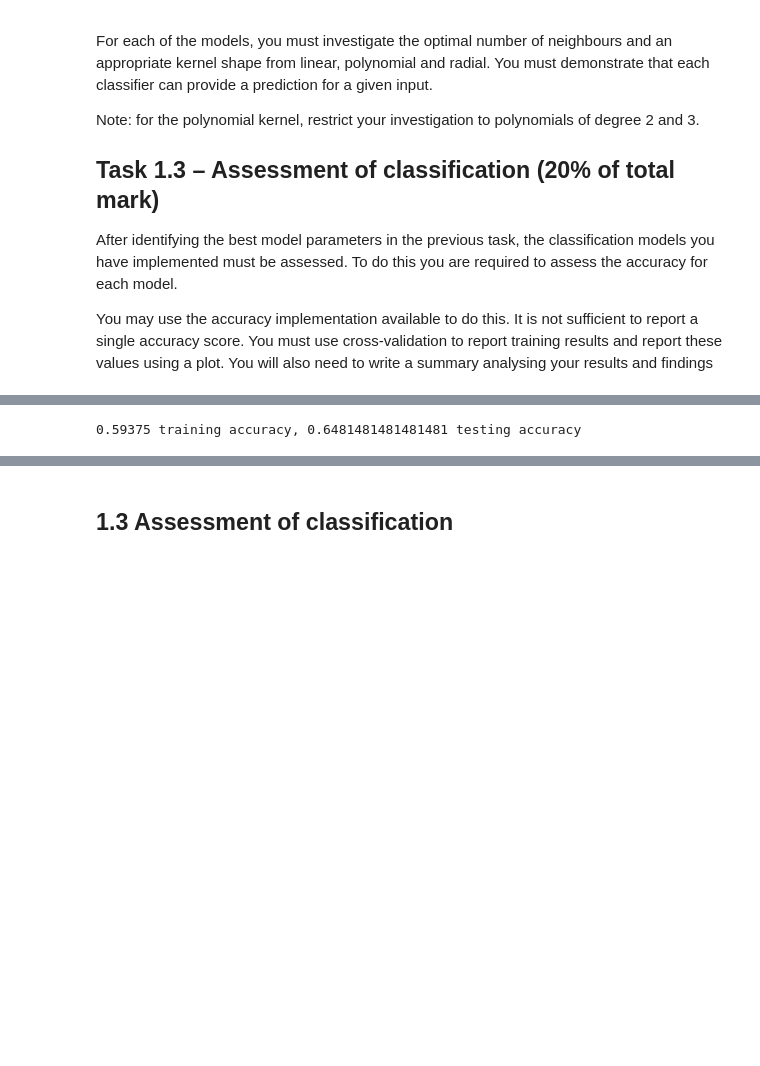
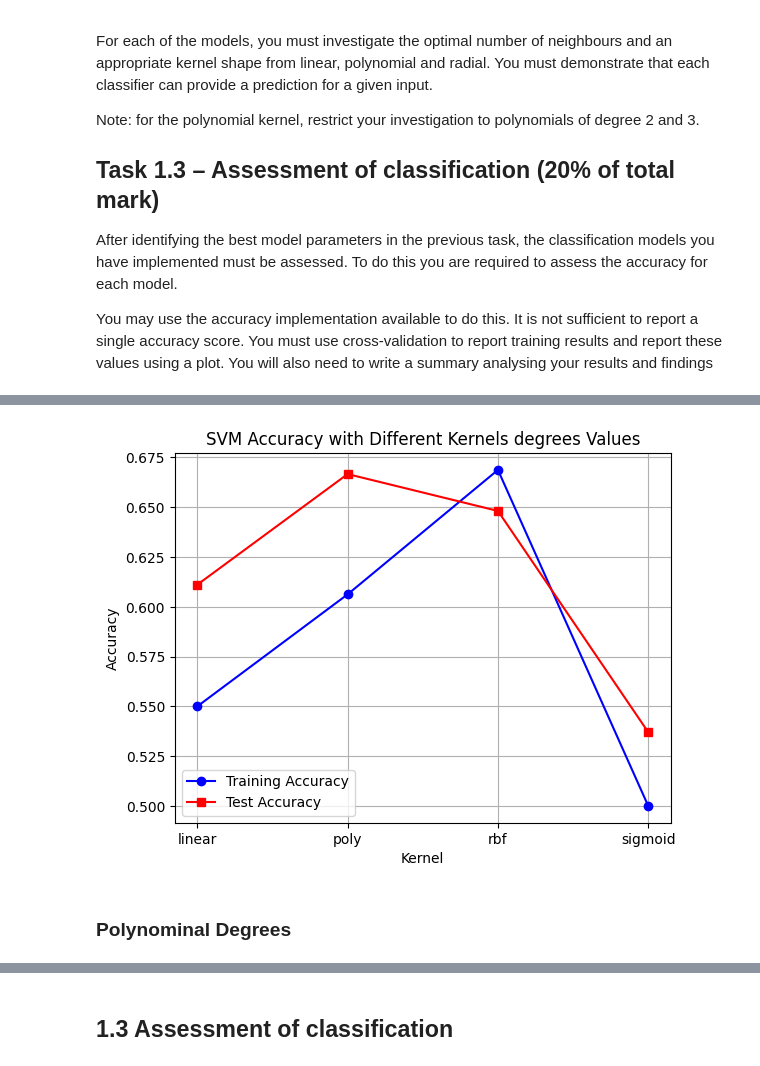
Before and after one commit to MxFrgsn/COMP2002_CW2, a Jupyter notebook: COMP2002.ipynb, the cells around one changed output, grey strips where cells are left out. Drawn from its saved outputs; the diff is of its cells as text; code cells hidden in the pictures; blank space fills up the shorter version.

```diff
--- a/COMP2002.ipynb
+++ b/COMP2002.ipynb
@@ -93 +122,30 @@ x_train,x_test,t_train,t_test = train_test_split (compressed,targets, random_sta
+# %%
+kernel_range = ["linear", "poly", "rbf", "sigmoid"]
+training_scores = []
+test_scores = []
+for k in kernel_range:
+    if k == 'poly':
+        svm_classifier = SVC(kernel="poly", degree= 2, gamma='auto').fit(x_train,t_train)
+    else:
+        svm_classifier = SVC(kernel=k, gamma='auto').fit(x_train,t_train)
+    y_train = svm_classifier.predict(x_train)
+    y_test = svm_classifier.predict(x_test)
+    training_scores.append(accuracy_score(t_train,y_train))
+    test_scores.append(accuracy_score(t_test,y_test))
+# %%
+plt.figure()
+plt.xlabel("Kernel")
+plt.ylabel("Accuracy")
+plt.plot(kernel_range, training_scores, marker='o', label='Training Accuracy', color='blue')
+plt.plot(kernel_range, test_scores, marker='s', label='Test Accuracy', color='red')
+plt.xticks(kernel_range)
+plt.title("SVM Accuracy with Different Kernels degrees Values")
+plt.legend()
+plt.grid(True)
+plt.savefig("svm_kernel.png", bbox_inches="tight")
+plt.show()
+# %% [output]
+[figure, added]
+# %% [markdown]
+### Polynominal Degrees
 # %%
@@ -97,11 +160,0 @@ y_test = svm_classifier.predict(x_test)
-# %%
-train_accuracy = accuracy_score(t_train,y_train)
-test_accuracy = accuracy_score(t_test,y_test)
-print (f"{train_accuracy} training accuracy, {test_accuracy} testing accuracy ")
-# 0.75 training accuracy, 0.6666666666666666 testing accuracy (rbf)
-# 0.61875 training accuracy, 0.7037037037037037 testing accuracy  (ploy, 2)
-# 0.55 training accuracy, 0.6111111111111112 testing accuracy (linear)
-# 0.55 training accuracy, 0.6111111111111112 testing accuracy (sigmoid)
-# 0.59375 training accuracy, 0.6481481481481481 testing accuracy (ploy, 3)
-# %% [output]
-0.59375 training accuracy, 0.6481481481481481 testing accuracy
```
Also changed, not shown: parts of 25 cells of this notebook, 7 other files.
